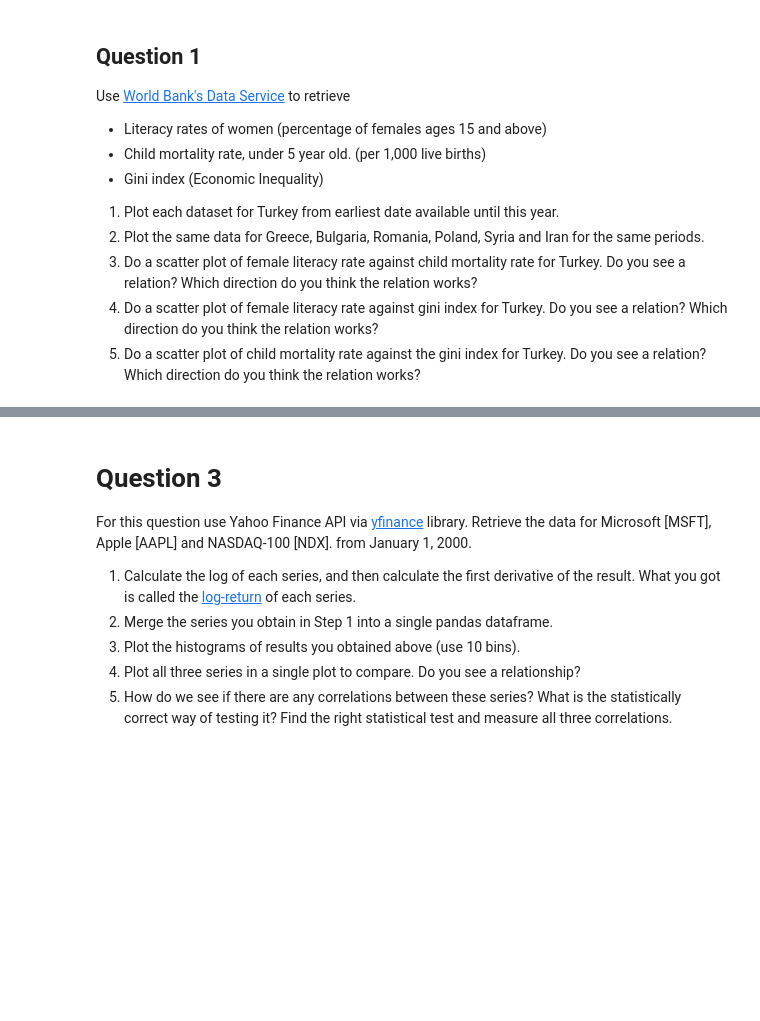
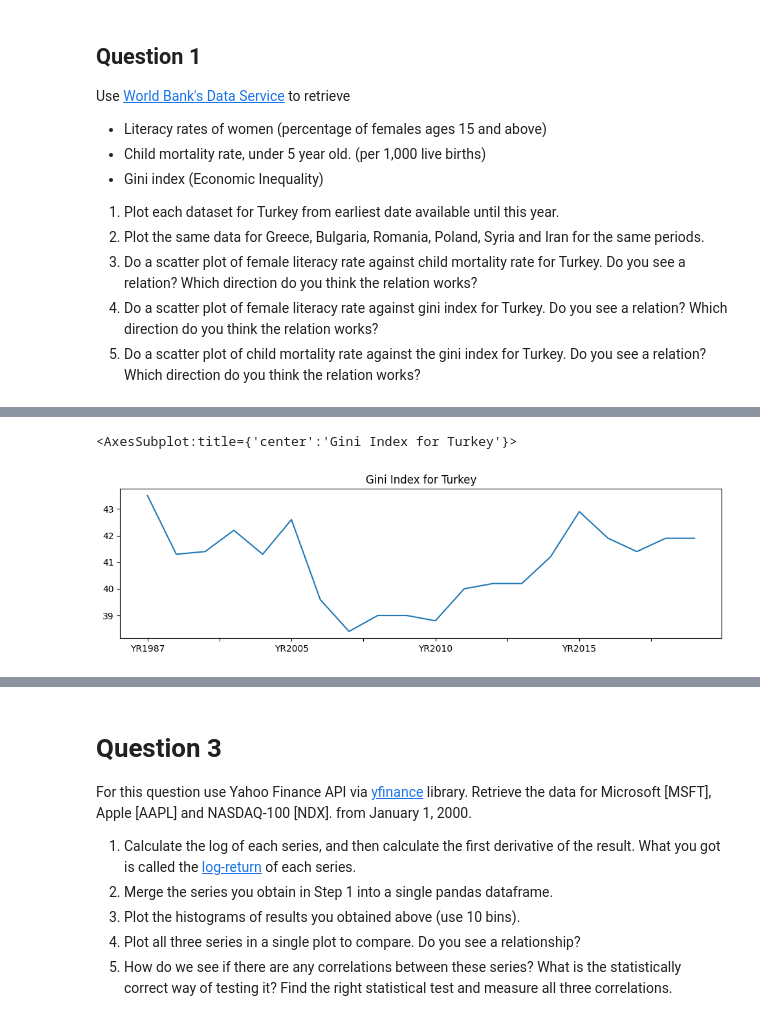
Before and after one commit to kaygun/2022-Fall-388E, a Jupyter notebook: HW1.ipynb, the cells around one changed output, grey strips where cells are left out. Saved outputs shown, nothing was run; the diff lists cells and outputs as text; code cells hidden in the pictures; blank space fills up the shorter version.

```diff
--- a/HW1.ipynb
+++ b/HW1.ipynb
@@ -18,0 +50,5 @@ Use [World Bank's Data Service](https://data.worldbank.org/) to retrieve
+# %%
+workSpace['gini']['data'].loc['TUR',:].dropna().plot(figsize=(12,3),title='Gini Index for Turkey')
+# %% [output]
+<AxesSubplot:title={'center':'Gini Index for Turkey'}>
+[figure, added]
```
Also changed, not shown: parts of 22 cells of this notebook.
